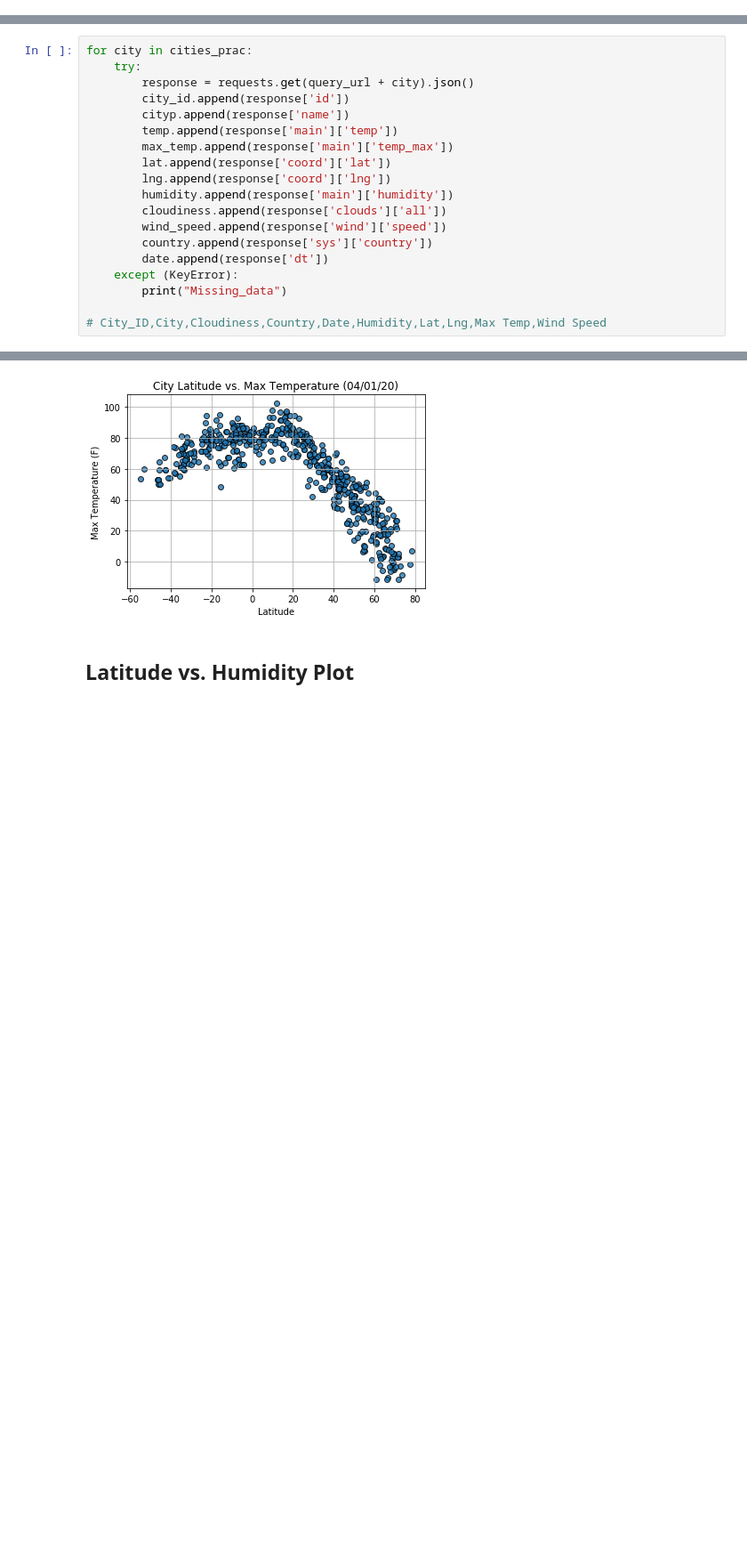
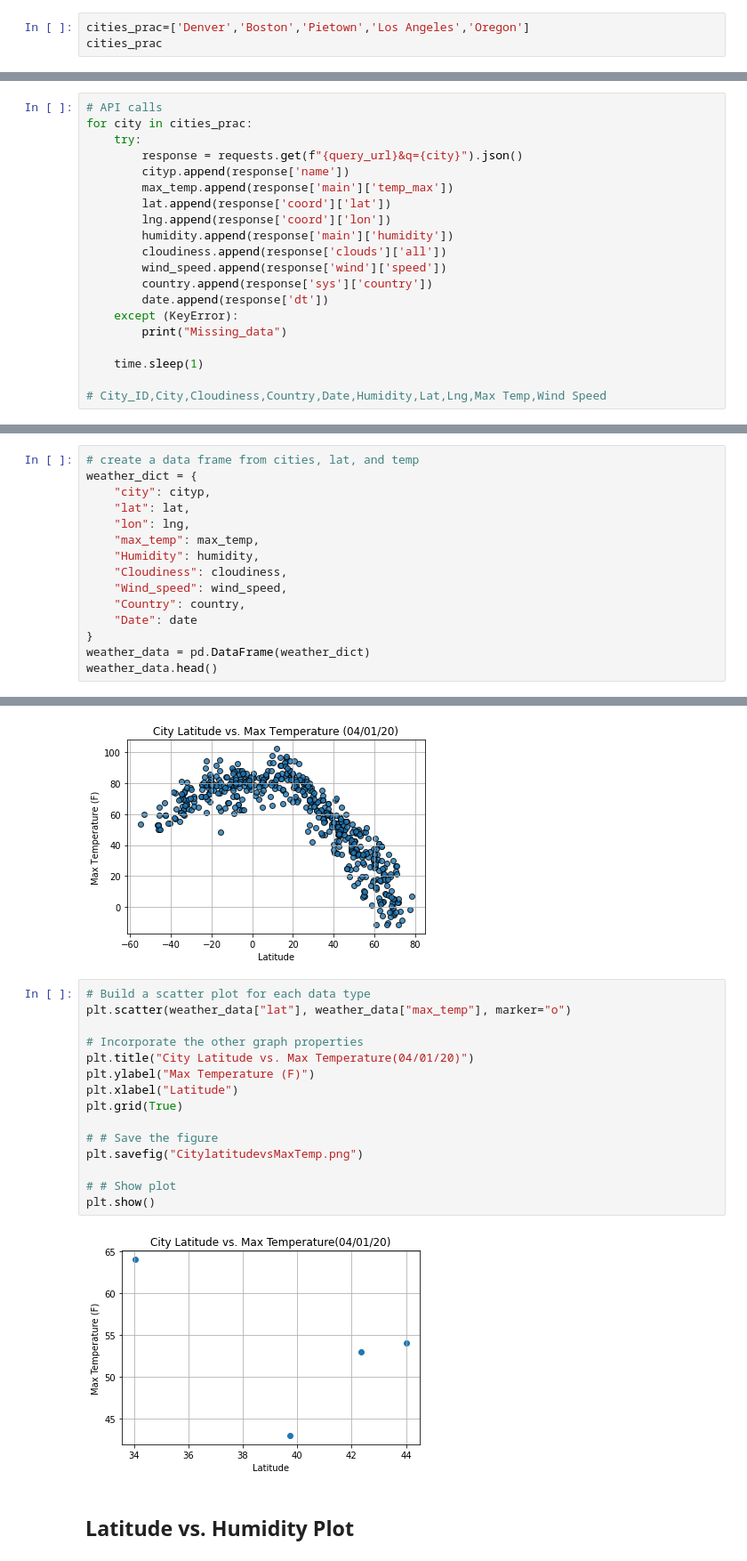
Before and after one commit to chavee07/apis-challenge, a Jupyter notebook: starter_code/WeatherPy.ipynb, the cells around one changed output, grey strips where cells are left out. Shown at 89% size. Cells and saved outputs as stored; diff of their text form; blank space fills up the shorter version.

```diff
--- a/starter_code/WeatherPy.ipynb
+++ b/starter_code/WeatherPy.ipynb
@@ -82,0 +82,3 @@ cities_prac
+# %%
+cities_prac=['Denver','Boston','Pietown','Los Angeles','Oregon']
+cities_prac
@@ -108,13 +97,12 @@ date=[]
 # %%
+# API calls
 for city in cities_prac:
     try:
-        response = requests.get(query_url + city).json()
-        city_id.append(response['id'])
+        response = requests.get(f"{query_url}&q={city}").json()
         cityp.append(response['name'])
-        temp.append(response['main']['temp'])
         max_temp.append(response['main']['temp_max'])
         lat.append(response['coord']['lat'])
-        lng.append(response['coord']['lng'])
+        lng.append(response['coord']['lon'])
         humidity.append(response['main']['humidity'])
         cloudiness.append(response['clouds']['all'])
         wind_speed.append(response['wind']['speed'])
@@ -123,6 +111,8 @@ for city in cities_prac:
     except (KeyError):
         print("Missing_data")
 
+    time.sleep(1)
+
 # City_ID,City,Cloudiness,Country,Date,Humidity,Lat,Lng,Max Temp,Wind Speed
 # %% [output]
 Missing_data
@@ -157,3 +147,18 @@ Data Retrieval Complete
 ### Convert Raw Data to DataFrame
 * Export the city data into a .csv.
 * Display the DataFrame
+# %%
+# create a data frame from cities, lat, and temp
+weather_dict = {
+    "city": cityp,
+    "lat": lat,
+    "lon": lng,
+    "max_temp": max_temp,
+    "Humidity": humidity,
+    "Cloudiness": cloudiness,
+    "Wind_speed": wind_speed,
+    "Country": country,
+    "Date": date
+}
+weather_data = pd.DataFrame(weather_dict)
+weather_data.head()
@@ -214,6 +231,23 @@ Int64Index([], dtype='int64')
 # %%
 # %% [output]
 [figure]
+# %%
+# Build a scatter plot for each data type
+plt.scatter(weather_data["lat"], weather_data["max_temp"], marker="o")
+
+# Incorporate the other graph properties
+plt.title("City Latitude vs. Max Temperature(04/01/20)")
+plt.ylabel("Max Temperature (F)")
+plt.xlabel("Latitude")
+plt.grid(True)
+
+# # Save the figure
+plt.savefig("CitylatitudevsMaxTemp.png")
+
+# # Show plot
+plt.show()
+# %% [output]
+[figure, added]
 # %% [markdown]
 ## Latitude vs. Humidity Plot
 # %%
```
Also changed, not shown: parts of 19 cells of this notebook, 2 other files.
